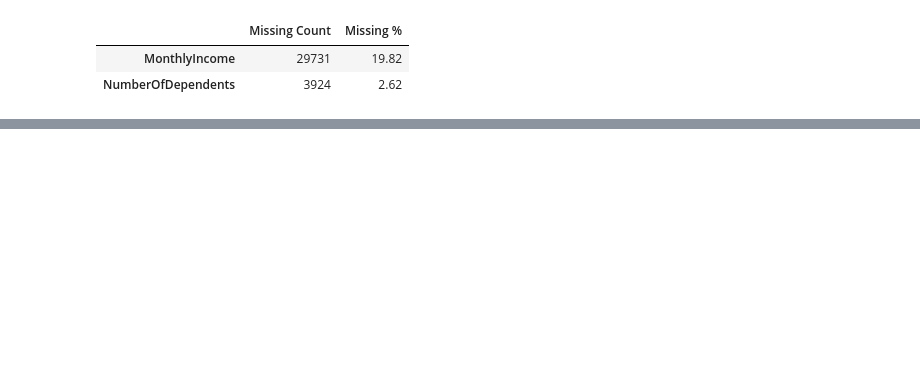
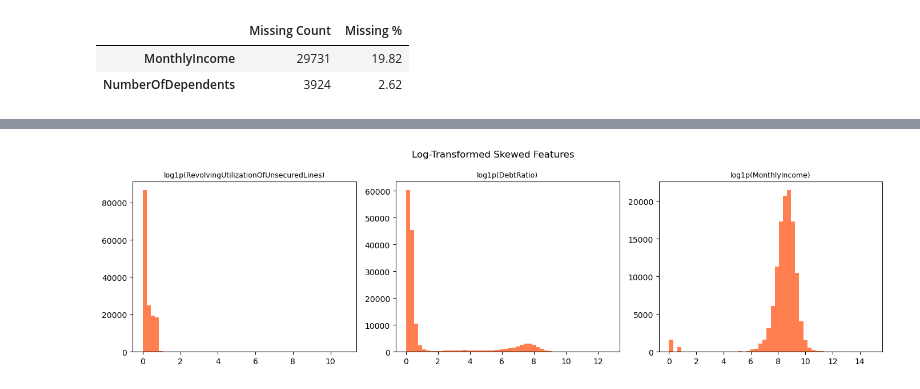
Before and after one commit to CesarAguirre9/Credit_Default_Classifier, a Jupyter notebook: credit_default_classifier.ipynb, the cells around one changed output, grey strips where cells are left out. Saved outputs shown, nothing was run; the diff lists cells and outputs as text; code cells hidden in the pictures; blank space fills up the shorter version.

```diff
--- a/credit_default_classifier.ipynb
+++ b/credit_default_classifier.ipynb
@@ -77,0 +119,15 @@ Test5
+# %%
+# Log-transform the 3 skewed features to see their actual distribution
+skewed = ['RevolvingUtilizationOfUnsecuredLines', 'DebtRatio', 'MonthlyIncome']
+
+fig, axes = plt.subplots(1, 3, figsize=(14, 4))
+
+for i, feat in enumerate(skewed):
+    axes[i].hist(np.log1p(df[feat].dropna()), bins=50, color='coral', edgecolor='none')
+    axes[i].set_title(f'log1p({feat})', fontsize=9)
+
+plt.suptitle('Log-Transformed Skewed Features')
+plt.tight_layout()
+plt.show()
+# %% [output]
+[figure, added]
```
Also changed, not shown: parts of 5 cells of this notebook.
